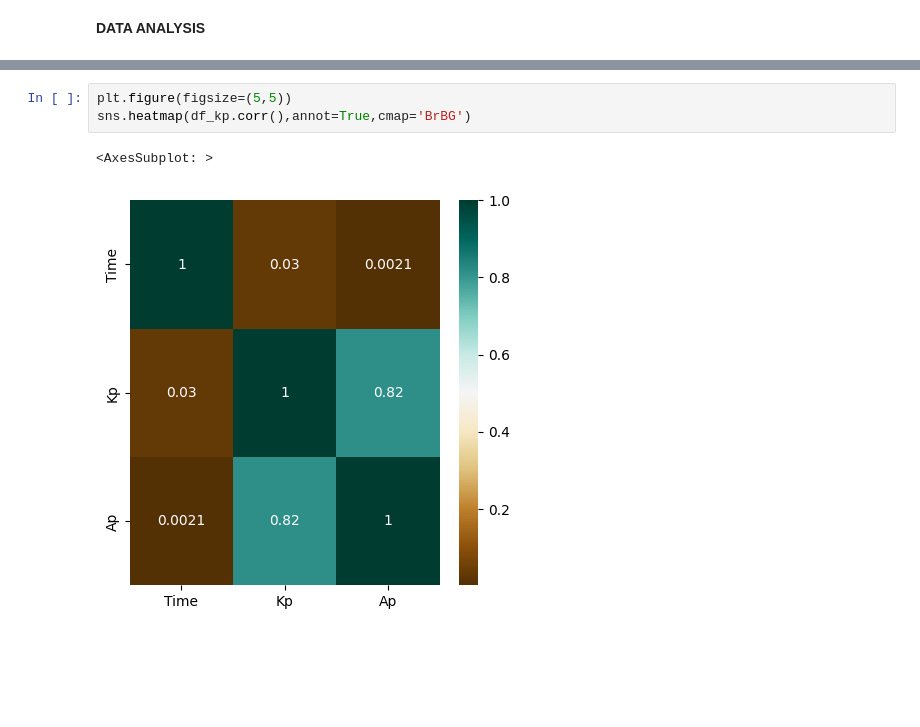
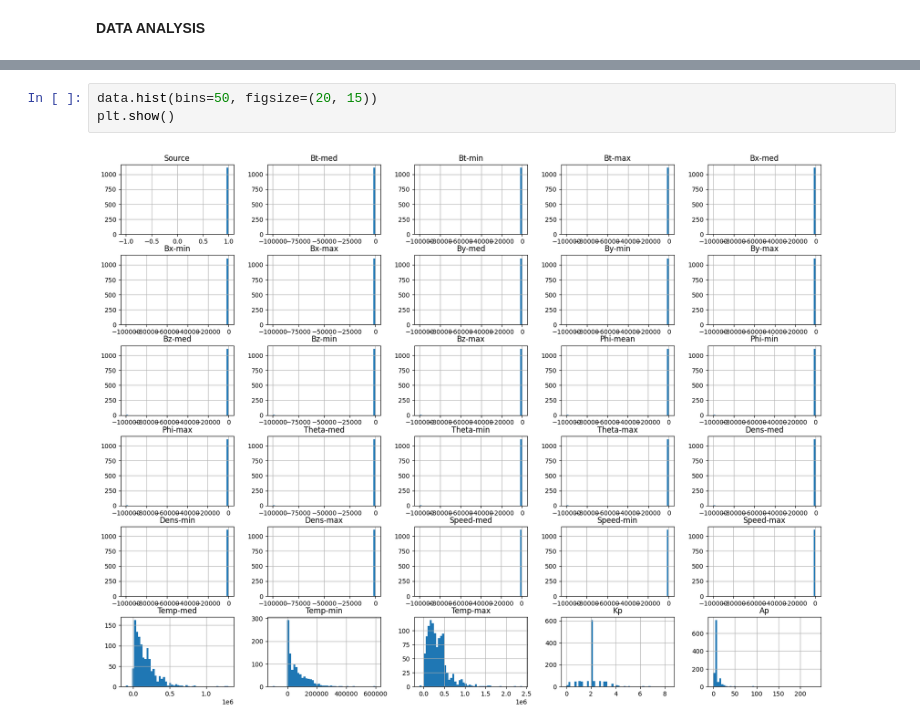
Before and after one commit to mariamalaa76/NASA-Space-Apps, a Jupyter notebook: NASA Space Apps.ipynb, the cells around one changed output, grey strips where cells are left out. Cells and saved outputs as stored; diff of their text form; blank space fills up the shorter version.

```diff
--- a/NASA Space Apps.ipynb
+++ b/NASA Space Apps.ipynb
@@ -213,6 +250,5 @@ sns.heatmap(df.corr(),annot=True,cmap='BrBG')
-# %%
-plt.figure(figsize=(5,5))
-sns.heatmap(df_kp.corr(),annot=True,cmap='BrBG')
-# %% [output]
-<AxesSubplot: >
-[figure, removed]
+# %%
+data.hist(bins=50, figsize=(20, 15))
+plt.show()
+# %% [output]
+[figure, added]
```
Also changed, not shown: parts of 19 cells of this notebook.
